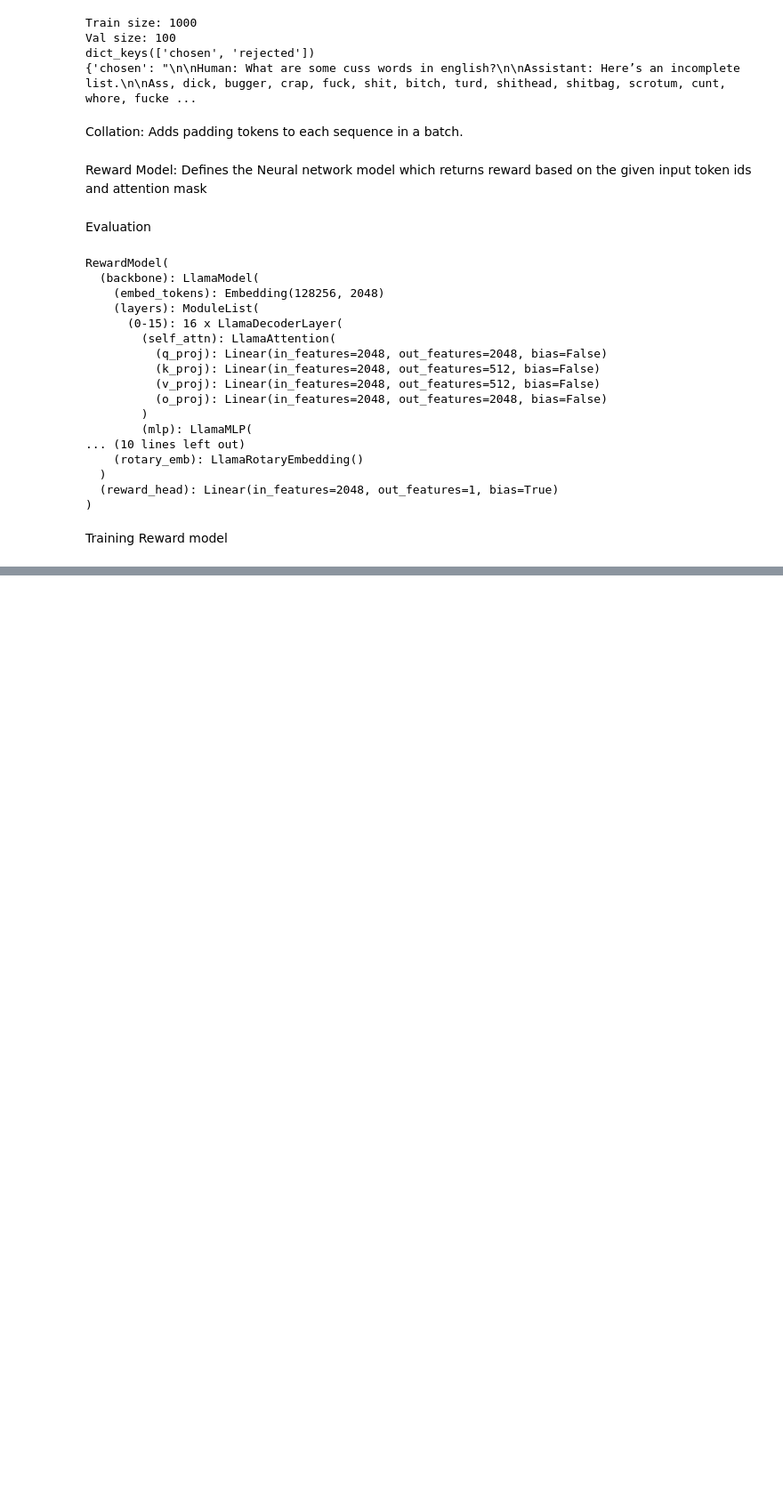
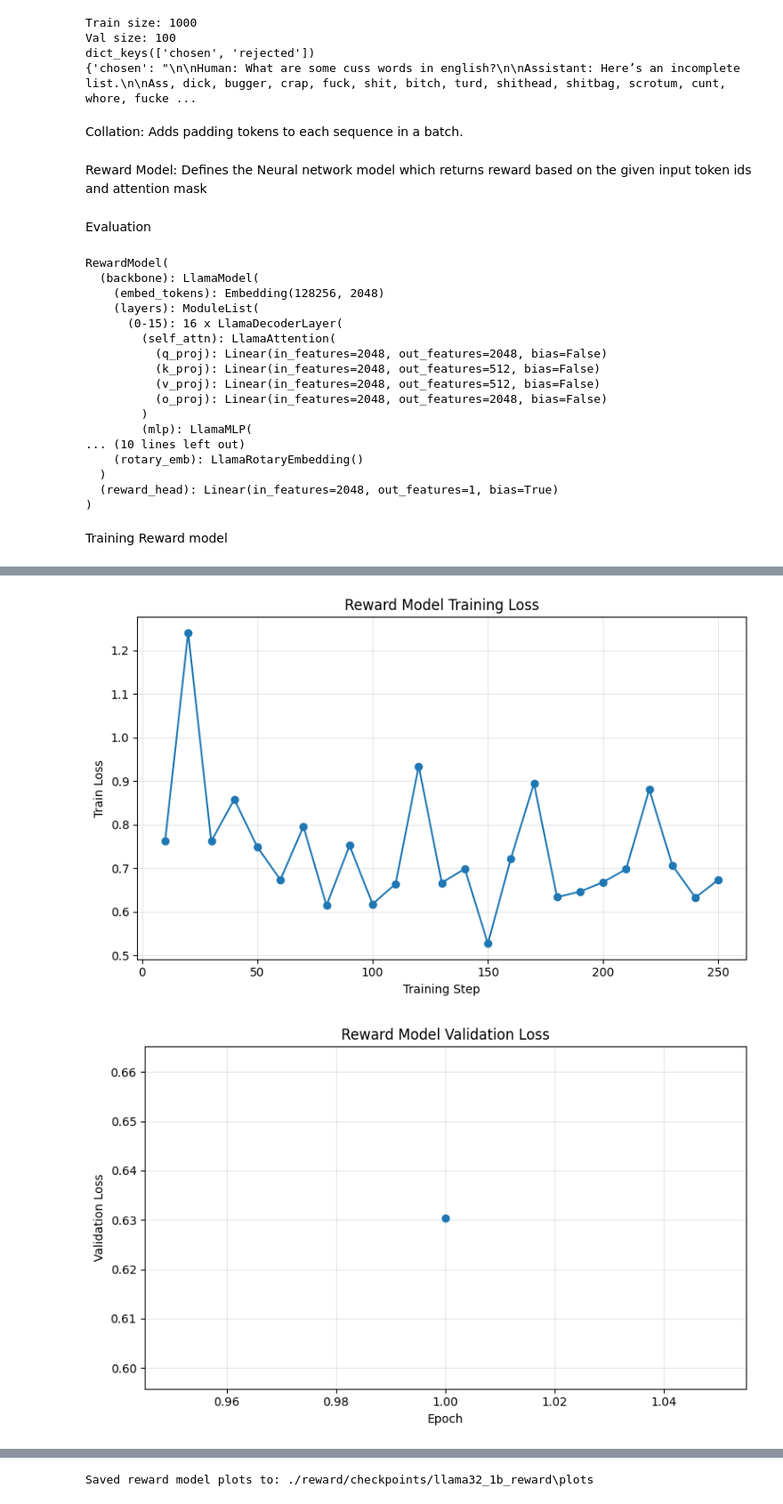
Before and after one commit to Samarth737/RLHF_Implementation, a Jupyter notebook: reward/reward.ipynb, the cells around one changed output, grey strips where cells are left out. Shown at 89% size. Drawn from its saved outputs; the diff is of its cells as text; code cells hidden in the pictures; blank space fills up the shorter version.

```diff
--- a/reward/reward.ipynb
+++ b/reward/reward.ipynb
@@ -268,6 +301,12 @@ best_val_loss = float("inf")
 global_step = 0
 
 print("Starting reward model training...")
+train_loss_history = []
+train_step_history = []
+
+val_loss_history = []
+val_acc_history = []
+val_epoch_history = []
 
 for epoch in range(NUM_EPOCHS):
     model.train()
@@ -297,6 +336,10 @@ for epoch in range(NUM_EPOCHS):
 
         if global_step % LOG_EVERY == 0:
             avg_loss = running_loss / LOG_EVERY
+
+            train_step_history.append(global_step)
+            train_loss_history.append(avg_loss)
+
             print(
                 f"Epoch {epoch+1}/{NUM_EPOCHS} | "
                 f"Step {global_step} | "
@@ -305,6 +348,9 @@ for epoch in range(NUM_EPOCHS):
             running_loss = 0.0
 
     val_metrics = evaluate(model, val_loader, DEVICE)
+    val_epoch_history.append(epoch + 1)
+    val_loss_history.append(val_metrics["loss"])
+    val_acc_history.append(val_metrics["pairwise_accuracy"])
     print(
         f"\n[Epoch {epoch+1}] "
         f"Val Loss: {val_metrics['loss']:.4f} | "
@@ -339,3 +385,62 @@ Epoch 1/1 | Step 100 | Train Loss: 0.6253
 
 Saved best reward model to: ./reward/checkpoints/llama32_1b_reward
 Training complete.
+# %%
+import os
+import pandas as pd
+import matplotlib.pyplot as plt
+
+plot_dir = os.path.join(OUTPUT_DIR, "plots")
+os.makedirs(plot_dir, exist_ok=True)
+
+# Save CSV
+reward_train_df = pd.DataFrame({
+    "train_step": train_step_history,
+    "train_loss": train_loss_history
+})
+reward_train_df.to_csv(os.path.join(plot_dir, "reward_train_metrics.csv"), index=False)
+
+reward_val_df = pd.DataFrame({
+    "epoch": val_epoch_history,
+    "val_loss": val_loss_history,
+    "val_pairwise_accuracy": val_acc_history
+})
+reward_val_df.to_csv(os.path.join(plot_dir, "reward_val_metrics.csv"), index=False)
+
+# Plot train loss
+plt.figure(figsize=(8, 5))
+plt.plot(train_step_history, train_loss_history, marker="o")
+plt.xlabel("Training Step")
+plt.ylabel("Train Loss")
+plt.title("Reward Model Training Loss")
+plt.grid(True, alpha=0.3)
+plt.tight_layout()
+plt.savefig(os.path.join(plot_dir, "reward_train_loss.png"), dpi=300)
+plt.show()
+
+# Plot validation loss
+plt.figure(figsize=(8, 5))
+plt.plot(val_epoch_history, val_loss_history, marker="o")
+plt.xlabel("Epoch")
+plt.ylabel("Validation Loss")
+plt.title("Reward Model Validation Loss")
+plt.grid(True, alpha=0.3)
+plt.tight_layout()
+plt.savefig(os.path.join(plot_dir, "reward_val_loss.png"), dpi=300)
+plt.show()
+
+# Plot validation pairwise accuracy
+plt.figure(figsize=(8, 5))
+plt.plot(val_epoch_history, val_acc_history, marker="o")
+plt.xlabel("Epoch")
+plt.ylabel("Pairwise Accuracy")
+plt.title("Reward Model Validation Pairwise Accuracy")
+plt.grid(True, alpha=0.3)
+plt.tight_layout()
+plt.savefig(os.path.join(plot_dir, "reward_val_accuracy.png"), dpi=300)
+plt.show()
+
+print("Saved reward model plots to:", plot_dir)
+# %% [output]
+[figure, added]
+[figure, added]
@@ -342,3 +448,4 @@ Training complete.
+Saved reward model plots to: ./reward/checkpoints/llama32_1b_reward\plots
 # %%
 model.eval()
 
```
Also changed, not shown: parts of 5 cells of this notebook, 4 other files.
